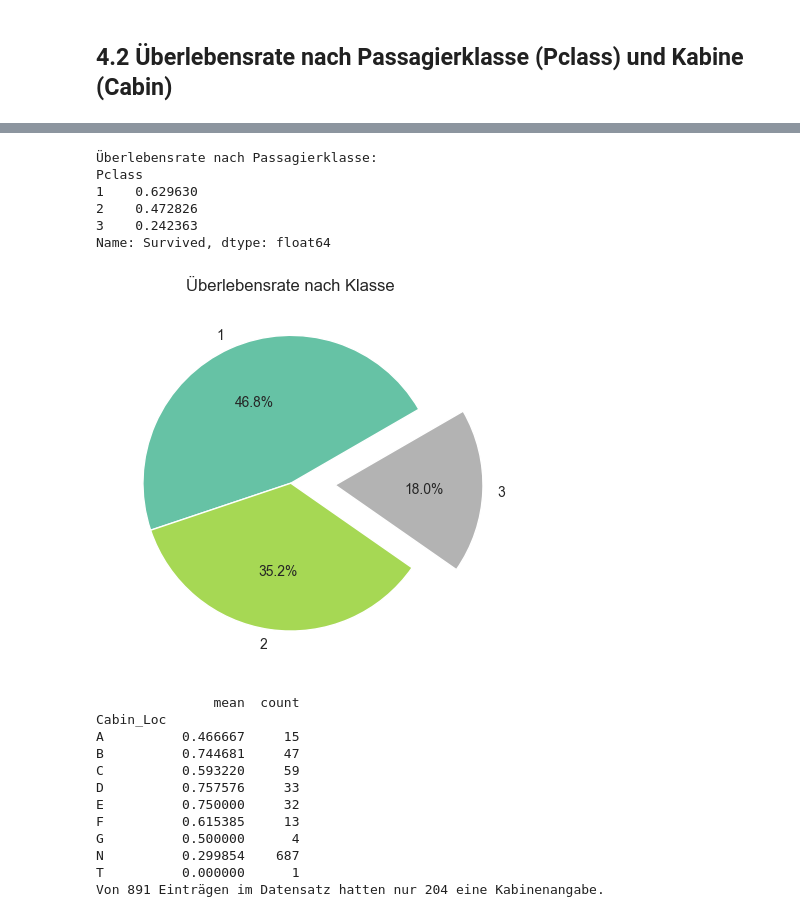
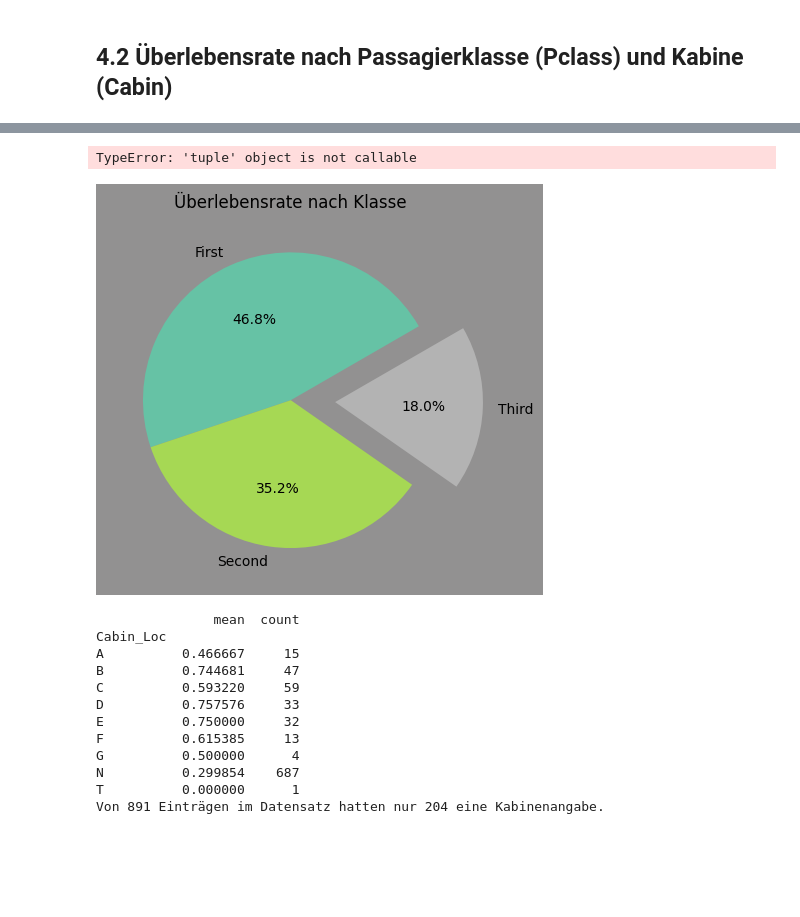
Before and after one commit to RickSpringer/The_Titanic_Problem, a Jupyter notebook: Titanic/240212_The_Titanic_Jupyter_Notebook.ipynb, the cells around one changed output, grey strips where cells are left out. Drawn from its saved outputs; the diff is of its cells as text; code cells hidden in the pictures; blank space fills up the shorter version.

```diff
--- a/Titanic/240212_The_Titanic_Jupyter_Notebook.ipynb
+++ b/Titanic/240212_The_Titanic_Jupyter_Notebook.ipynb
@@ -298,2 +328,31 @@ Die Überlebensrate beträgt: 0.38
 # %% [markdown]
 ## 4.2 Überlebensrate nach Passagierklasse (Pclass) und Kabine (Cabin)
+# %%
+titanic_data['Pclass'] = titanic_data['Pclass'].replace({1: 'First', 2: 'Second', 3: 'Third'})
+
+classes_order = titanic_data['Pclass'].value_counts().reindex(['First', 'Second', 'Third'])
+
+fig_classes_order, ax_classes_order = plt.subplots()
+classes_order.plot(kind='bar',
+                   color='#678028',
+                   ec='black',
+                   lw=1,
+                   title='Überlebensrate insgesamt',
+                   xlabel='Überlebt',
+                   fontsize=12,
+                   ylabel='Anzahl',
+                   ax=ax_classes_order,
+                   rot=0)
+
+
+ax_classes_order.set_facecolor('#989797')
+fig_classes_order.patch.set_facecolor('#929191')
+
+ax_classes_order.set_title('Überlebensrate insgesamt',
+                           fontsize=14,
+                           color='black',
+                           fontweight='bold')
+
+plt.xticks([0, 1, 2], ['1. Klasse', '2. Klasse', '3. Klasse'])
+
+plt.show()
@@ -301,23 +363,23 @@ Die Überlebensrate beträgt: 0.38
 pclass_survival = titanic_data.groupby('Pclass')['Survived'].mean()
 # %%
 survival_by_class = titanic_data.groupby('Pclass')['Survived'].mean()
+fig, ax = plt.subplots()
 survival_by_class.plot(kind='pie',
                        title='Überlebensrate nach Klasse',
                        explode=(0,0,0.3),
                        autopct='%1.1f%%',
                        startangle=30,
                        cmap='Set2',
                        ylabel='')
 
+fig.patch.set_facecolor('#929191')
+#plt.xticks([0, 1, 2], ['1. Klasse', '2. Klasse', '3. Klasse'])
+plt.show()
+
 print(f"Überlebensrate nach Passagierklasse:\n{survival_by_class}")
 # %% [output]
-Überlebensrate nach Passagierklasse:
-Pclass
-1    0.629630
-2    0.472826
-3    0.242363
-Name: Survived, dtype: float64
+TypeError: 'tuple' object is not callable
-[figure, old version]
+[figure, new version]
 # %%
 cabin_survival = titanic_data.groupby('Cabin_Loc')['Survived'].agg(['mean','count'])
 print(cabin_survival)
```
Also changed, not shown: parts of 14 cells of this notebook.
